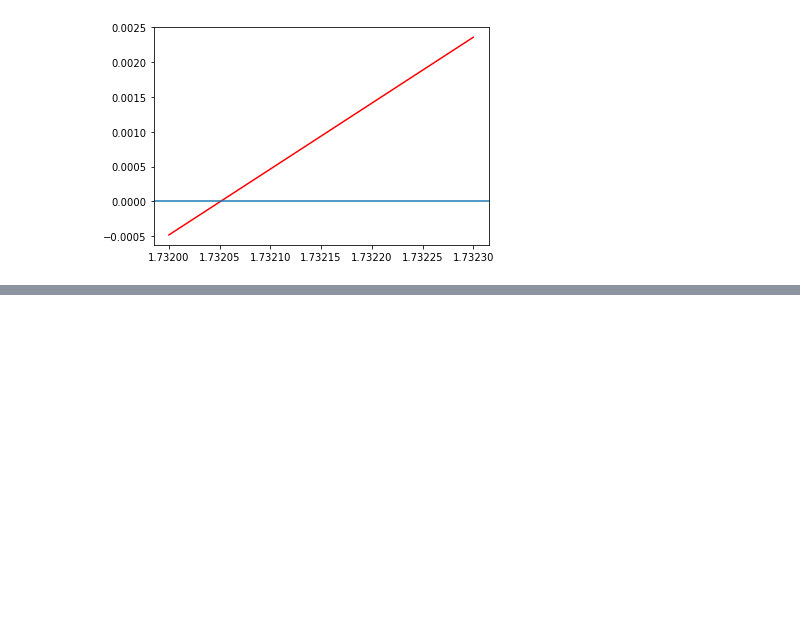
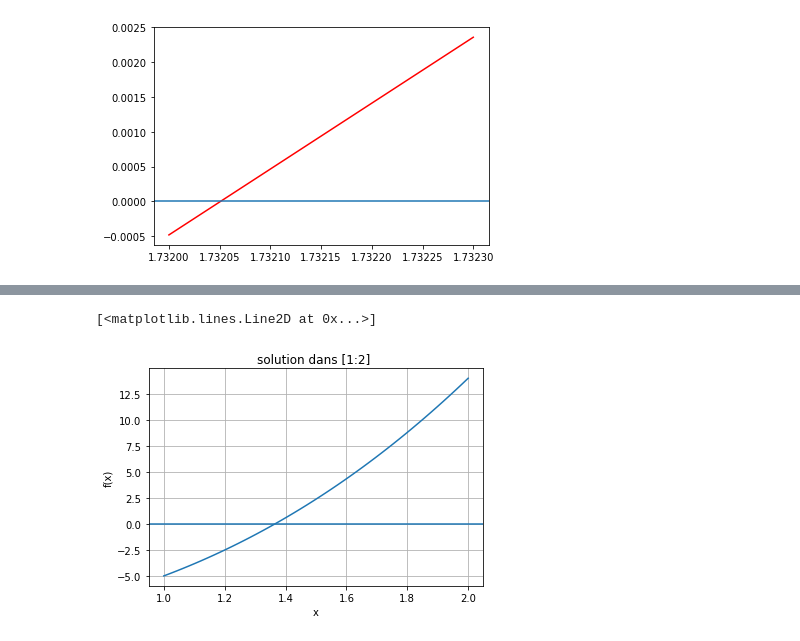
Before and after one commit to RouaZayani/Analyse-Numerique, a Jupyter notebook: Tp1.ipynb, the cells around one changed output, grey strips where cells are left out. Cells and saved outputs as stored; diff of their text form; code cells hidden in the pictures; blank space fills up the shorter version.

```diff
--- a/Tp1.ipynb
+++ b/Tp1.ipynb
@@ -132,0 +136,15 @@ plt.show ()
+# %%
+import matplotlib.pyplot as plt
+from numpy import linspace
+def f(x):
+    return x**3+4*x**2-10
+T=linspace(1,2,50)
+plt.title("solution dans [1:2] ");
+plt.xlabel("x")
+plt.ylabel ("f(x)")
+plt.axhline ()
+plt.grid(True)
+plt.plot(T,f(T))
+# %% [output]
+[<matplotlib.lines.Line2D at 0x...>]
+[figure, added]
```
Also changed, not shown: parts of 2 cells of this notebook.
